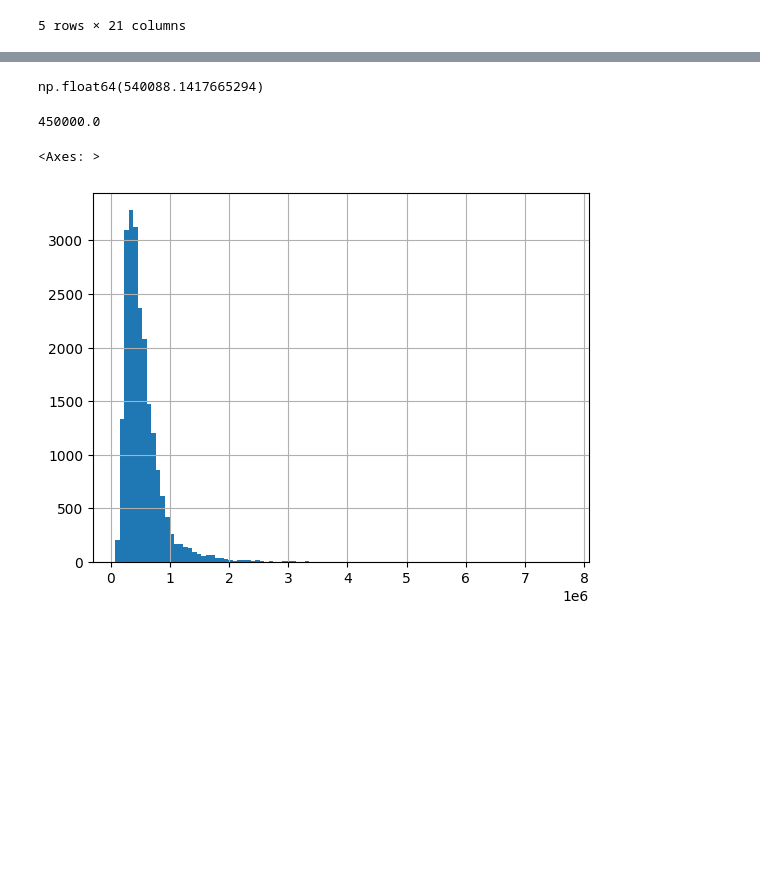
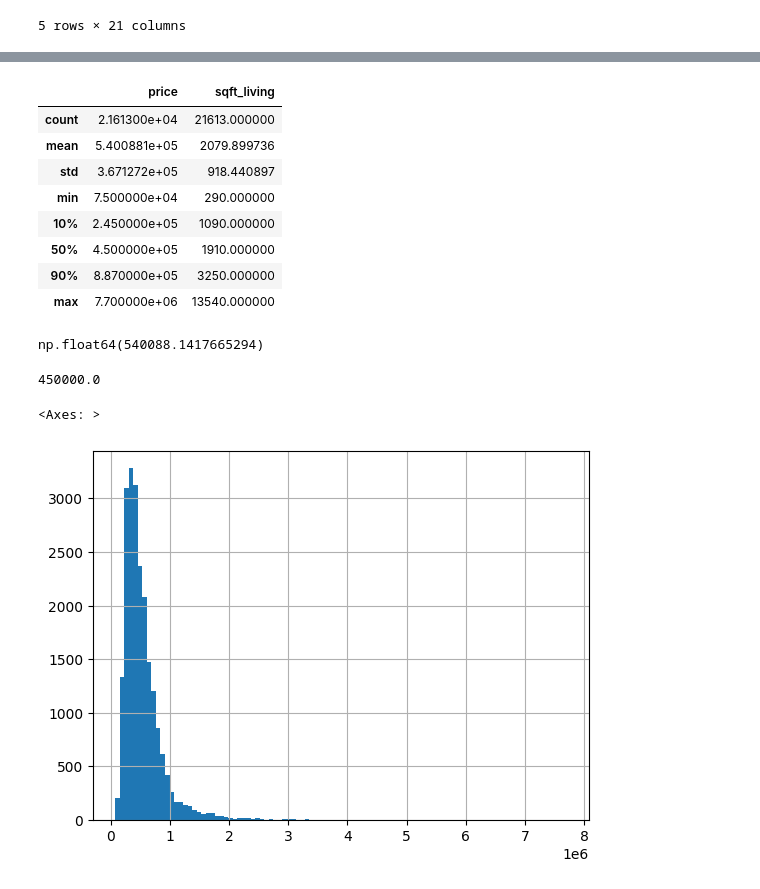
Before and after one commit to cpython-projects/python_da_17_03_26, a Jupyter notebook: lesson_13.ipynb, the cells around one changed output, grey strips where cells are left out. Saved outputs shown, nothing was run; the diff lists cells and outputs as text; code cells hidden in the pictures; blank space fills up the shorter version.

```diff
--- a/lesson_13.ipynb
+++ b/lesson_13.ipynb
@@ -321,3 +402,15 @@ df.describe()
+# %%
+df[['price', 'sqft_living']].describe(percentiles=[.1, 0.9])
+# %% [output]
+|  | price | sqft_living |
+| count | 2.161300e+04 | 21613.000000 |
+| mean | 5.400881e+05 | 2079.899736 |
+| std | 3.671272e+05 | 918.440897 |
+| min | 7.500000e+04 | 290.000000 |
+| 10% | 2.450000e+05 | 1090.000000 |
+| 50% | 4.500000e+05 | 1910.000000 |
+| 90% | 8.870000e+05 | 3250.000000 |
+| max | 7.700000e+06 | 13540.000000 |
 # %%
 df.price.mean()
 # %% [output]
```
Also changed, not shown: parts of 18 cells of this notebook.
